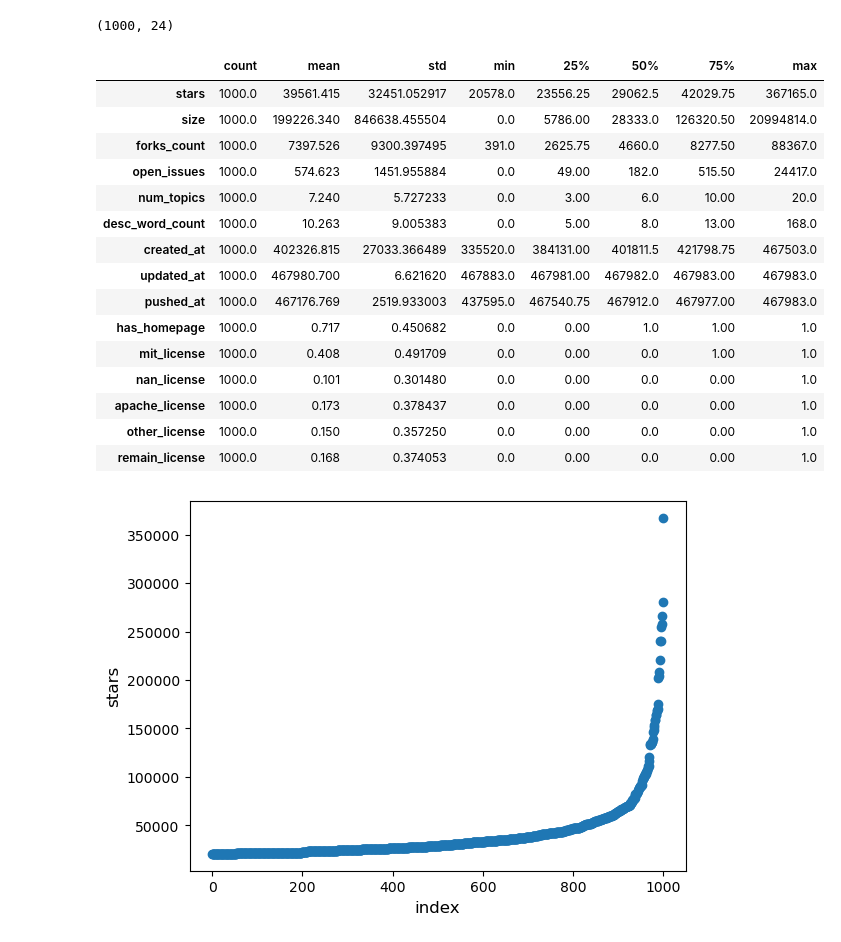
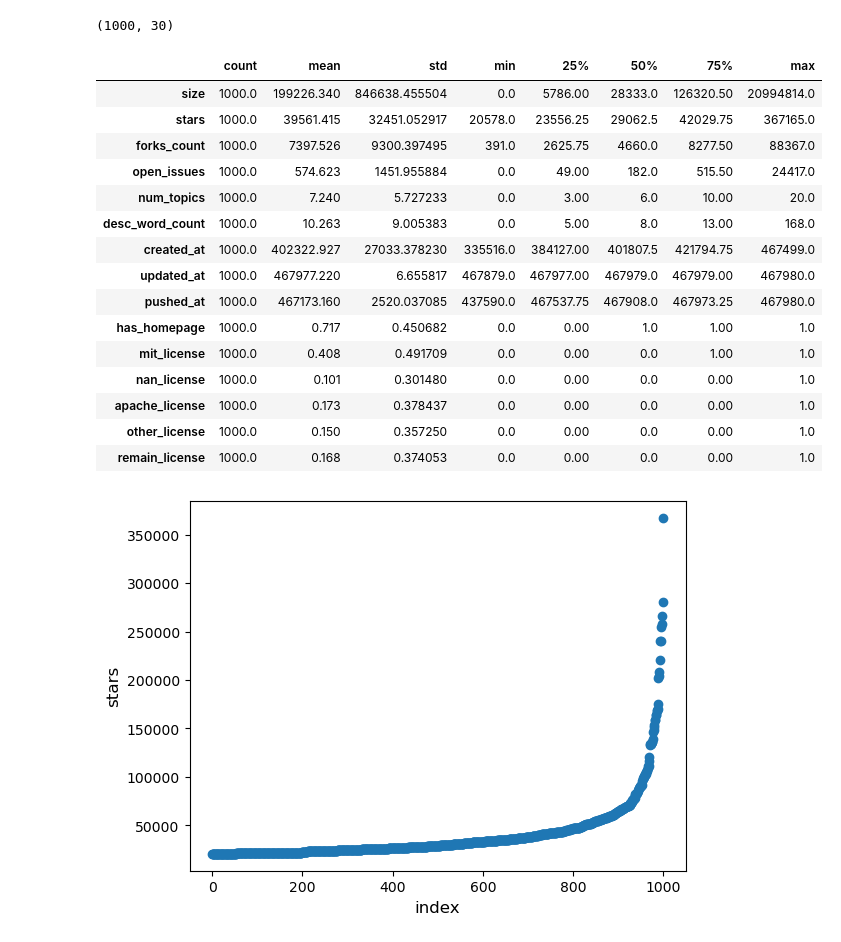
Before and after one commit to EmaDulj/Data-Engineering-II-Project, a Jupyter notebook: visualization.ipynb, the cells around one changed output. Drawn from its saved outputs; the diff is of its cells as text; code cells hidden in the pictures.

```diff
--- a/visualization.ipynb
+++ b/visualization.ipynb
@@ -1,27 +1,27 @@
 # %%
 import pandas as pd
 import numpy as np
 import matplotlib.pyplot as plt
 
 
 # df = pd.read_csv('with_author_details.csv')
 # df['author_type'] = df.author_type.apply(lambda x: 1 if x=='User' else 0)
 # df = df.astype('int')
-df = pd.read_csv('1000random.csv')
+df = pd.read_csv('fullset_with_more_fields.csv')
 print(df.shape)
 df.describe().transpose()
 # %% [output]
-(1000, 24)
+(1000, 30)
 |  | count | mean | std | min | 25% | 50% | 75% | max |
+| size | 1000.0 | 199226.340 | 846638.455504 | 0.0 | 5786.00 | 28333.0 | 126320.50 | 20994814.0 |
 | stars | 1000.0 | 39561.415 | 32451.052917 | 20578.0 | 23556.25 | 29062.5 | 42029.75 | 367165.0 |
-| size | 1000.0 | 199226.340 | 846638.455504 | 0.0 | 5786.00 | 28333.0 | 126320.50 | 20994814.0 |
 | forks_count | 1000.0 | 7397.526 | 9300.397495 | 391.0 | 2625.75 | 4660.0 | 8277.50 | 88367.0 |
 | open_issues | 1000.0 | 574.623 | 1451.955884 | 0.0 | 49.00 | 182.0 | 515.50 | 24417.0 |
 | num_topics | 1000.0 | 7.240 | 5.727233 | 0.0 | 3.00 | 6.0 | 10.00 | 20.0 |
 | desc_word_count | 1000.0 | 10.263 | 9.005383 | 0.0 | 5.00 | 8.0 | 13.00 | 168.0 |
-| created_at | 1000.0 | 402326.815 | 27033.366489 | 335520.0 | 384131.00 | 401811.5 | 421798.75 | 467503.0 |
-| updated_at | 1000.0 | 467980.700 | 6.621620 | 467883.0 | 467981.00 | 467982.0 | 467983.00 | 467983.0 |
-| pushed_at | 1000.0 | 467176.769 | 2519.933003 | 437595.0 | 467540.75 | 467912.0 | 467977.00 | 467983.0 |
+| created_at | 1000.0 | 402322.927 | 27033.378230 | 335516.0 | 384127.00 | 401807.5 | 421794.75 | 467499.0 |
+| updated_at | 1000.0 | 467977.220 | 6.655817 | 467879.0 | 467977.00 | 467979.0 | 467979.00 | 467980.0 |
+| pushed_at | 1000.0 | 467173.160 | 2520.037085 | 437590.0 | 467537.75 | 467908.0 | 467973.25 | 467980.0 |
 | has_homepage | 1000.0 | 0.717 | 0.450682 | 0.0 | 0.00 | 1.0 | 1.00 | 1.0 |
 | mit_license | 1000.0 | 0.408 | 0.491709 | 0.0 | 0.00 | 0.0 | 1.00 | 1.0 |
 | nan_license | 1000.0 | 0.101 | 0.301480 | 0.0 | 0.00 | 0.0 | 0.00 | 1.0 |
```
Also changed, not shown: parts of 6 cells of this notebook, 9 other files.
